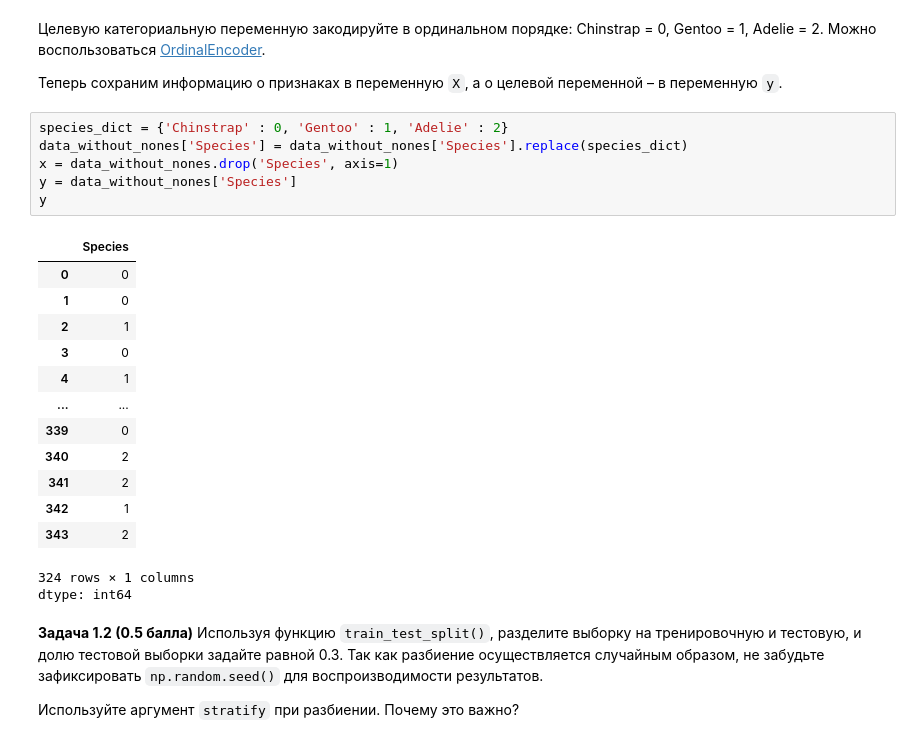
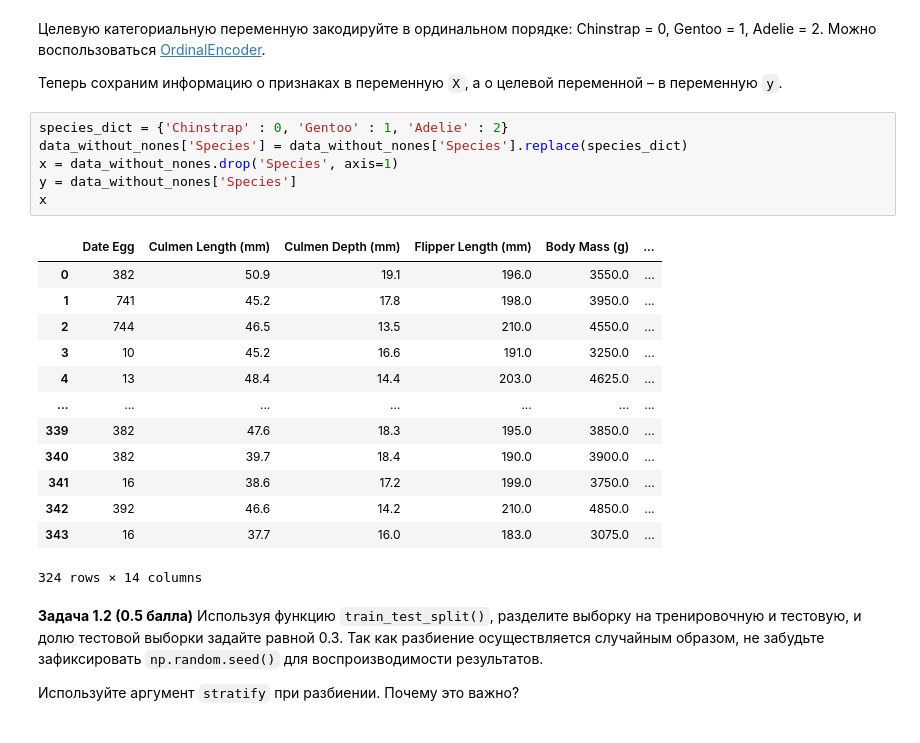
Before and after one commit to stass9966/programming-technologies, a Jupyter notebook: 2025/homeworks/hw04-knn-linreg/hw04_knn_linreg.ipynb, the cells around one changed output. Cells and saved outputs as stored; diff of their text form.

```diff
--- a/2025/homeworks/hw04-knn-linreg/hw04_knn_linreg.ipynb
+++ b/2025/homeworks/hw04-knn-linreg/hw04_knn_linreg.ipynb
@@ -86,24 +86,23 @@ data_without_nones
 # %%
 species_dict = {'Chinstrap' : 0, 'Gentoo' : 1, 'Adelie' : 2}
 data_without_nones['Species'] = data_without_nones['Species'].replace(species_dict)
 x = data_without_nones.drop('Species', axis=1)
 y = data_without_nones['Species']
-y
+x
 # %% [output]
-|  | Species |
-| 0 | 0 |
-| 1 | 0 |
-| 2 | 1 |
-| 3 | 0 |
-| 4 | 1 |
-| ... | ... |
-| 339 | 0 |
-| 340 | 2 |
-| 341 | 2 |
-| 342 | 1 |
-| 343 | 2 |
+|  | Date Egg | Culmen Length (mm) | Culmen Depth (mm) | Flipper Length (mm) | Body Mass (g) | ... |
+| 0 | 382 | 50.9 | 19.1 | 196.0 | 3550.0 | ... |
+| 1 | 741 | 45.2 | 17.8 | 198.0 | 3950.0 | ... |
+| 2 | 744 | 46.5 | 13.5 | 210.0 | 4550.0 | ... |
+| 3 | 10 | 45.2 | 16.6 | 191.0 | 3250.0 | ... |
+| 4 | 13 | 48.4 | 14.4 | 203.0 | 4625.0 | ... |
+| ... | ... | ... | ... | ... | ... | ... |
+| 339 | 382 | 47.6 | 18.3 | 195.0 | 3850.0 | ... |
+| 340 | 382 | 39.7 | 18.4 | 190.0 | 3900.0 | ... |
+| 341 | 16 | 38.6 | 17.2 | 199.0 | 3750.0 | ... |
+| 342 | 392 | 46.6 | 14.2 | 210.0 | 4850.0 | ... |
+| 343 | 16 | 37.7 | 16.0 | 183.0 | 3075.0 | ... |
-324 rows × 1 columns
-dtype: int64
+324 rows × 14 columns
 # %% [markdown]
 **Задача 1.2 (0.5 балла)** Используя функцию `train_test_split()`, разделите выборку на тренировочную и тестовую, и долю тестовой выборки задайте равной 0.3. Так как разбиение осуществляется случайным образом, не забудьте зафиксировать `np.random.seed()` для воспроизводимости результатов.
 
```
Also changed, not shown: parts of 7 cells of this notebook.
